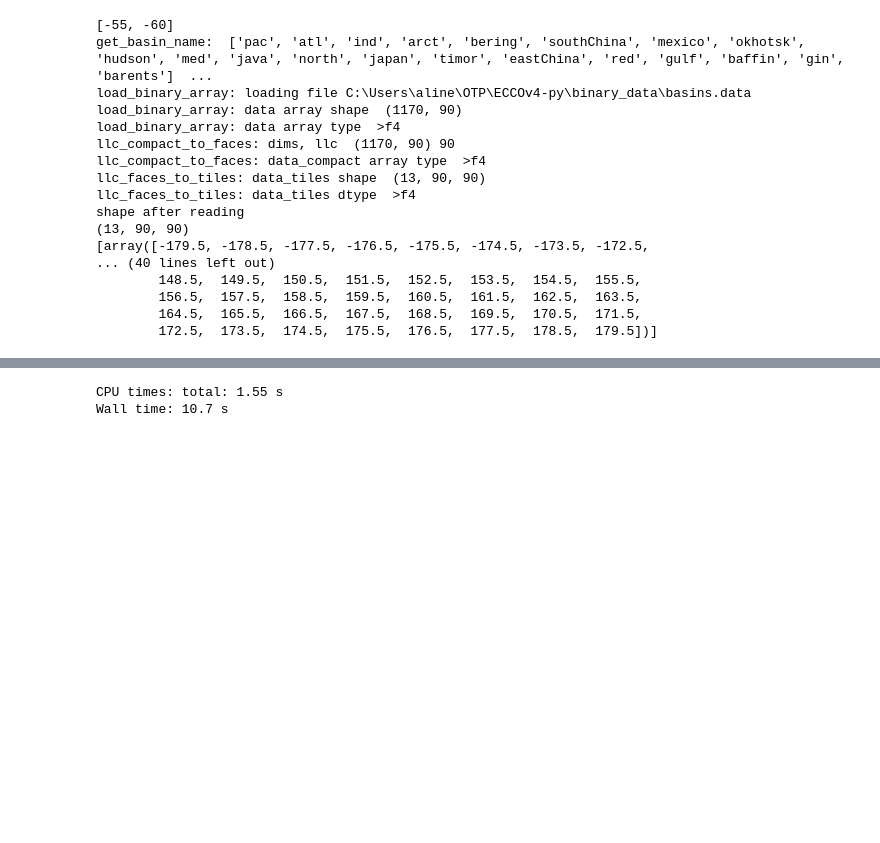
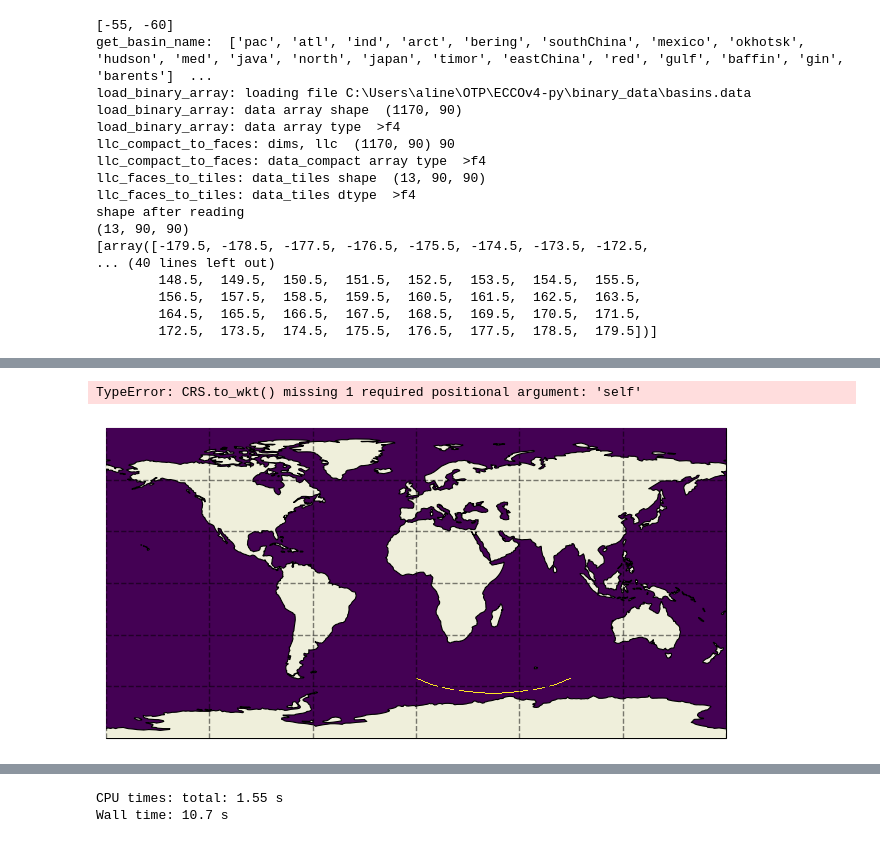
Before and after one commit to ai4er-cdt/OTP, a Jupyter notebook: streamfunction.ipynb, the cells around one changed output, grey strips where cells are left out. Cells and saved outputs as stored; diff of their text form; code cells hidden in the pictures; blank space fills up the shorter version.

```diff
--- a/streamfunction.ipynb
+++ b/streamfunction.ipynb
@@ -181,3 +183,18 @@ ecco.plot_proj_to_latlon_grid(ds.XC,ds.YC,maskC_tot,cmap='viridis',projection_ty
+# %%
+import cartopy.crs as ccrs
+plt.figure(figsize=(8,8))
+# line.  remember, plot_proj_to_latlon_grid first interpolates
+# the model grid to lat-lon with grid spacing as dx, dy
+P = ecco.plot_proj_to_latlon_grid(ds.XC, ds.YC, maskC_tot, \
+                                cmap='viridis',\
+                                projection_type='PlateCarree',\
+                                lat_lim=45,dx=.1,dy=.1)
+#ax.add_feature(cart.feature.LAND,facecolor='0.7',zorder=2)
+P[1].set_extent([section[0]-20, latitude-10, section[0]+20, latitude+10], crs=ccrs.Projection)
+plt.show()
+# %% [output]
+TypeError: CRS.to_wkt() missing 1 required positional argument: 'self'
+[figure, added]
 # %%
 for section in longitude_sections:
     print(len(section))
```
Also changed, not shown: parts of 27 cells of this notebook, 1 other file.
